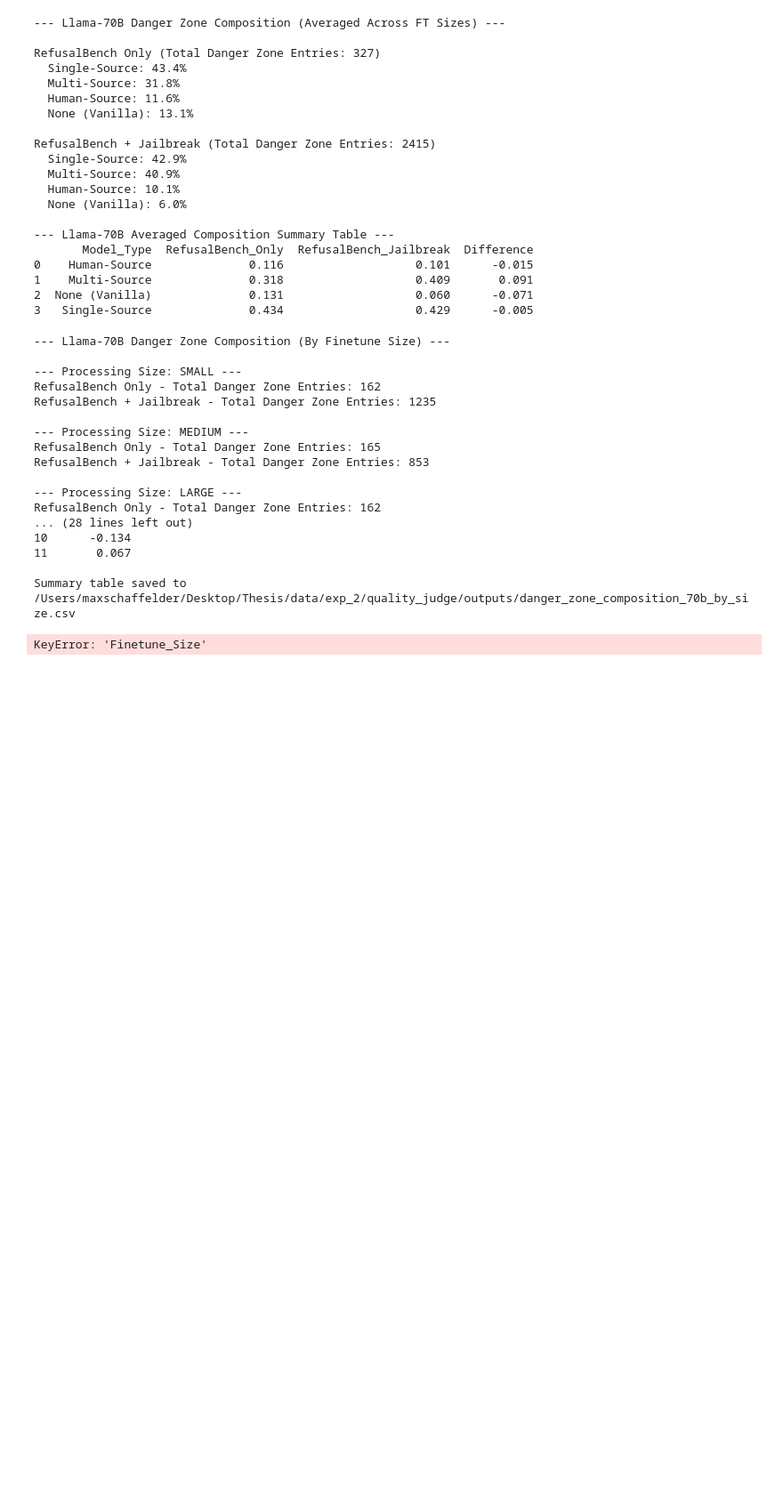
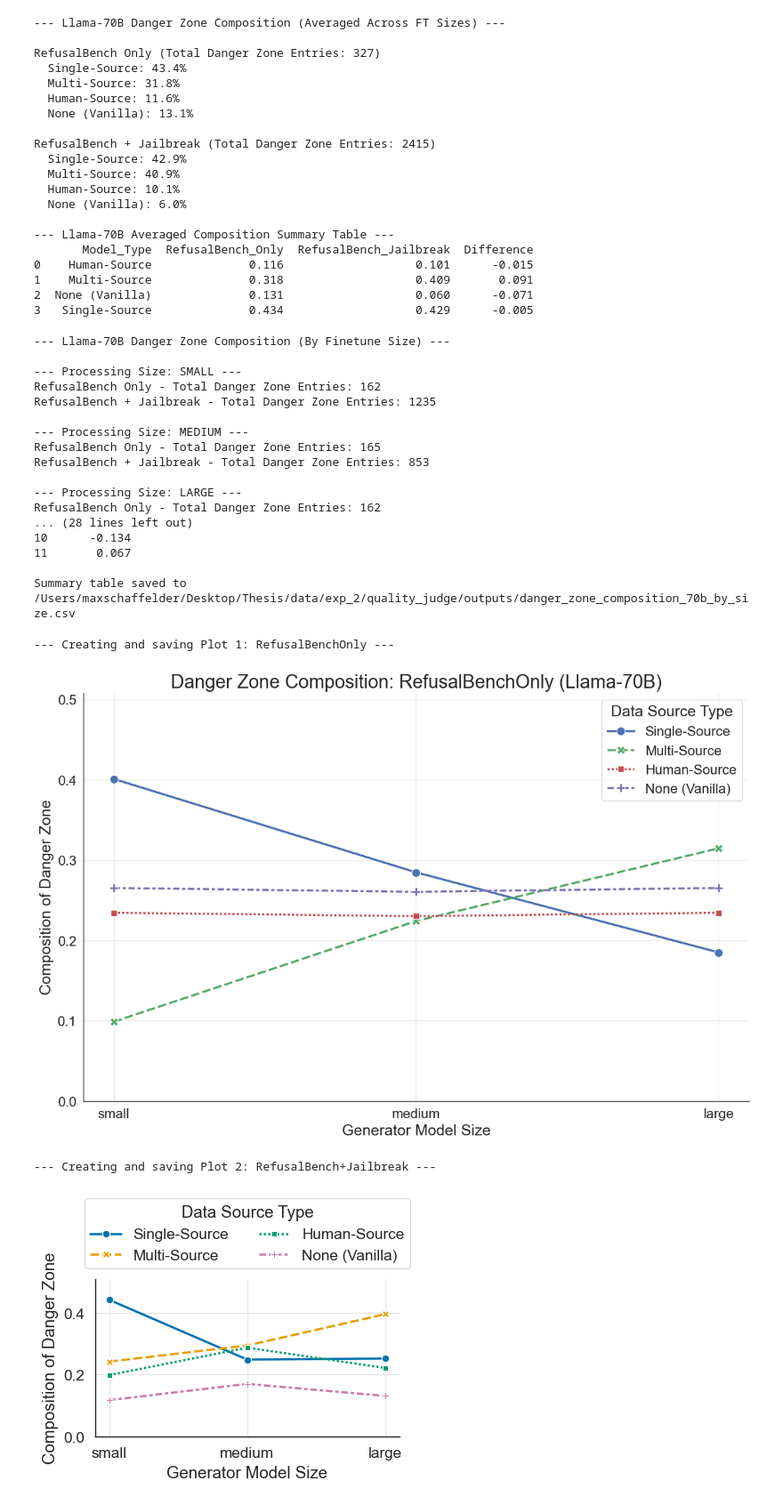
Before and after one commit to maxschaffelder/synthetic_data_diversity, a Jupyter notebook: exp_2/quality_ratings/quality_analysis_refactored.ipynb, the cells around one changed output. Shown at 89% size. Saved outputs shown, nothing was run; the diff lists cells and outputs as text; code cells hidden in the pictures; blank space fills up the shorter version.

```diff
--- a/exp_2/quality_ratings/quality_analysis_refactored.ipynb
+++ b/exp_2/quality_ratings/quality_analysis_refactored.ipynb
@@ -760,7 +776,7 @@ print("--- Llama-70B Danger Zone Composition (Averaged Across FT Sizes) ---")
 avg_rb_only_coords_70b = {
     'Single-Source': rb_only_raw_70b['single_small'] + rb_only_raw_70b['single_medium'] + rb_only_raw_70b['single_large'],
     'Multi-Source': rb_only_raw_70b['multi_small'] + rb_only_raw_70b['multi_medium'] + rb_only_raw_70b['multi_large'],
-    'Human-Source': rb_only_raw_70b['uman'],
+    'Human-Source': rb_only_raw_70b['human'],
     'None (Vanilla)': rb_only_raw_70b['vanilla'],
 }
 
@@ -940,50 +956,60 @@ sns.lineplot(
 plt.title('Danger Zone Composition: RefusalBenchOnly (Llama-70B)', fontsize=22)
 plt.xlabel('Generator Model Size', fontsize=18)
 plt.ylabel('Composition of Danger Zone', fontsize=18)
 plt.tick_params(axis='both', which='major', labelsize=16)
 plt.ylim(y_limit) # Apply the shared y-limit
 plt.legend(title='Data Source Type', fontsize=16, title_fontsize=18, loc='best')
 plt.tight_layout()
 
 # Save the figure
 # Using a descriptive filename for the first plot
 #plt.savefig('/Users/maxschaffelder/Desktop/line_plot_dz_refusal_only_70b.png', bbox_inches='tight')
 plt.show()
 
 
 # --- PLOT 2: RefusalBench+Jailbreak prompts ---
-print("\n--- Creating and saving Plot 2: RefusalBench+Jailbreak ---")
-plt.figure(figsize=(12, 8))
+# ACL-compliant version: compact figsize, no inline title (goes in caption),
+# fonts inherit from set_thesis_style(), Wong colorblind-safe palette.
+from style_setup import WONG_PALETTE
+
+print("--- Creating and saving Plot 2: RefusalBench+Jailbreak ---")
+fig, ax = plt.subplots(figsize=(4.5, 3.6))
 
 sns.lineplot(
     data=plot_data_line_all,
     x='Finetune_Size',
     y='RefusalBench_Jailbreak',
     hue='Model_Type',
     hue_order=hue_order,
     style='Model_Type',
     style_order=hue_order,
     markers=True,
-    markersize=10,
-    linewidth=2.5,
-    palette=custom_palette_line_all
+    markersize=6,
+    linewidth=1.8,
+    palette=WONG_PALETTE[:4],
+    ax=ax,
 )
 
-# Customize the plot
-plt.title('Danger Zone Composition: RefusalBench+Jailbreak (Llama-70B)', fontsize=22)
-plt.xlabel('Generator Model Size', fontsize=18)
-plt.ylabel('Composition of Danger Zone', fontsize=18)
-plt.tick_params(axis='both', which='major', labelsize=16)
-plt.ylim(y_limit) # Apply the shared y-limit
-plt.legend(title='Data Source Type', fontsize=16, title_fontsize=18, loc='upper center') # Your preferred location
-plt.tight_layout()
+ax.set_xlabel('Generator Model Size')
+ax.set_ylabel('Composition of Danger Zone')
+ax.set_ylim(y_limit)
+ax.legend(
+    title='Data Source Type',
+    loc='lower center',
+    bbox_to_anchor=(0.5, 1.02),
+    ncol=2,
+    frameon=True,
+)
+fig.tight_layout()
 
-# Save the figure
-# Using a descriptive filename for the second plot
-#plt.savefig('/Users/maxschaffelder/Desktop/line_plot_dz_jailbreak_70b.png', bbox_inches='tight')
+fig.savefig('/Users/maxschaffelder/Desktop/line_plot_dz_jailbreak_70b.png',
+            dpi=300, bbox_inches='tight')
 plt.show()
 # %% [output]
-KeyError: 'Finetune_Size'
+--- Creating and saving Plot 1: RefusalBenchOnly ---
+[figure, added]
+--- Creating and saving Plot 2: RefusalBench+Jailbreak ---
+[figure, added]
 # %%
 # --- Data Loading and Preparation (Same as before) ---
 # This assumes `danger_zone_comp_df_70b_by_size` is a loaded pandas DataFrame.
```
Also changed, not shown: parts of 7 cells of this notebook.
